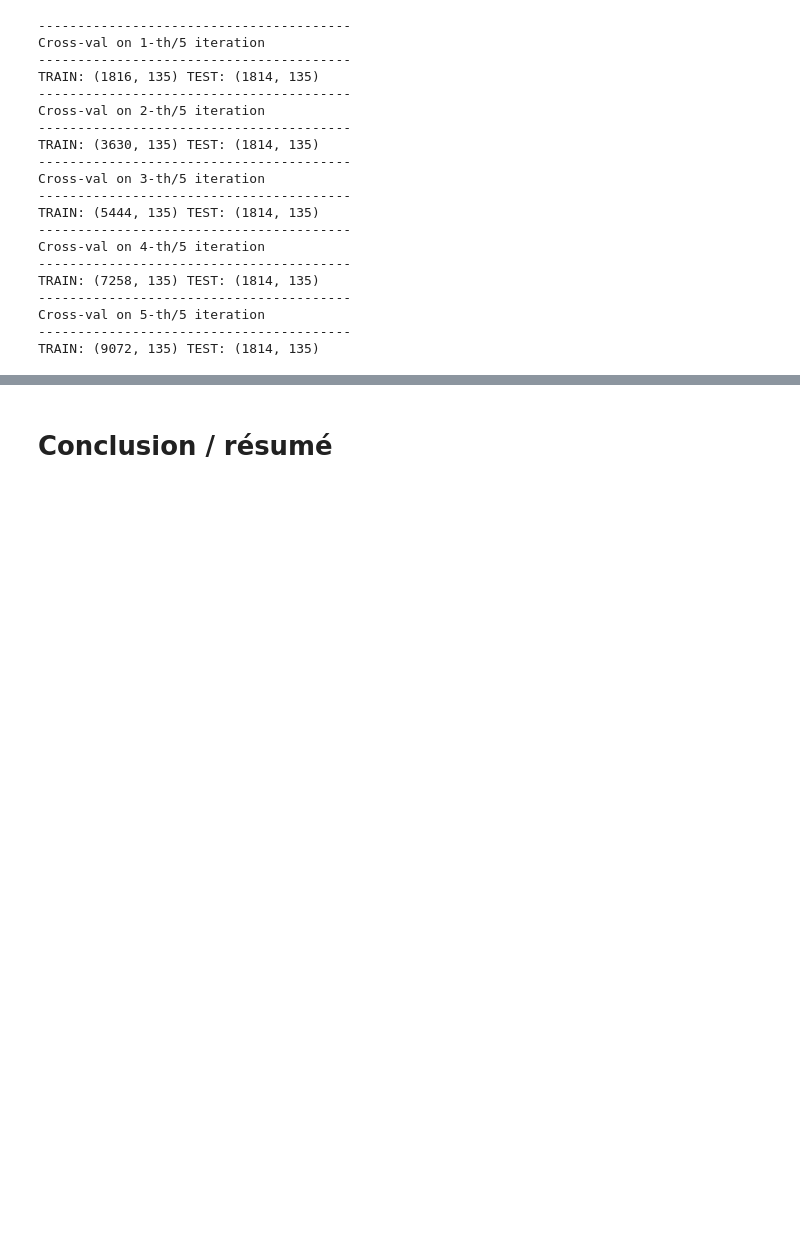
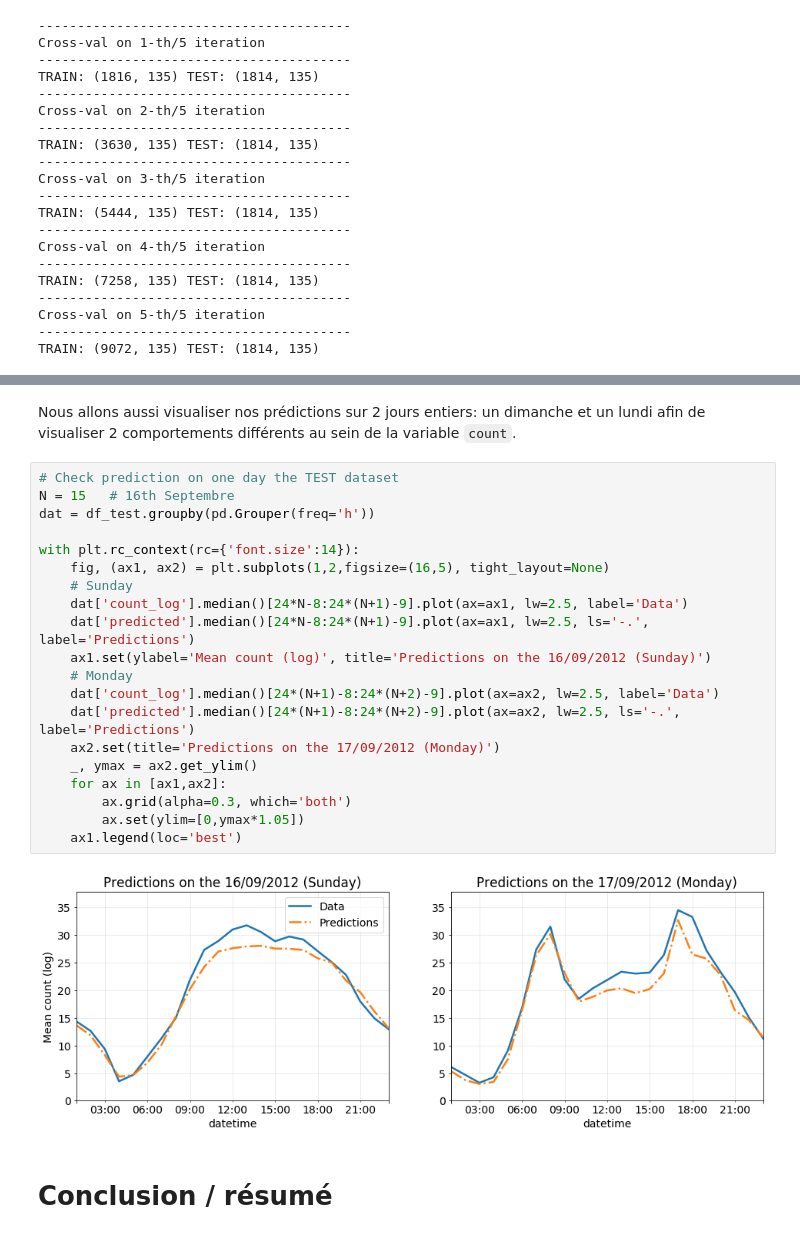
Before and after one commit to outinim/house_prices, a Jupyter notebook: bike_hours/predictions.ipynb, the cells around one changed output, grey strips where cells are left out. Cells and saved outputs as stored; diff of their text form; blank space fills up the shorter version.

```diff
--- a/bike_hours/predictions.ipynb
+++ b/bike_hours/predictions.ipynb
@@ -871,3 +907,27 @@ with plt.rc_context(rc={'font.size':14}):
+# %% [markdown]
+Nous allons aussi visualiser nos prédictions sur 2 jours entiers: un dimanche et un lundi afin de visualiser 2 comportements différents au sein de la variable `count`.
+# %%
+# Check prediction on one day the TEST dataset
+N = 15   # 16th Septembre
+dat = df_test.groupby(pd.Grouper(freq='h'))
+
+with plt.rc_context(rc={'font.size':14}):
+    fig, (ax1, ax2) = plt.subplots(1,2,figsize=(16,5), tight_layout=None)
+    # Sunday
+    dat['count_log'].median()[24*N-8:24*(N+1)-9].plot(ax=ax1, lw=2.5, label='Data')
+    dat['predicted'].median()[24*N-8:24*(N+1)-9].plot(ax=ax1, lw=2.5, ls='-.', label='Predictions')
+    ax1.set(ylabel='Mean count (log)', title='Predictions on the 16/09/2012 (Sunday)')
+    # Monday
+    dat['count_log'].median()[24*(N+1)-8:24*(N+2)-9].plot(ax=ax2, lw=2.5, label='Data')
+    dat['predicted'].median()[24*(N+1)-8:24*(N+2)-9].plot(ax=ax2, lw=2.5, ls='-.', label='Predictions')
+    ax2.set(title='Predictions on the 17/09/2012 (Monday)')
+    _, ymax = ax2.get_ylim()
+    for ax in [ax1,ax2]:
+        ax.grid(alpha=0.3, which='both')
+        ax.set(ylim=[0,ymax*1.05])
+    ax1.legend(loc='best')
+# %% [output]
+[figure, added]
 # %% [markdown]
 # Conclusion / résumé
 # %% [markdown]
```
Also changed, not shown: parts of 51 cells of this notebook.
